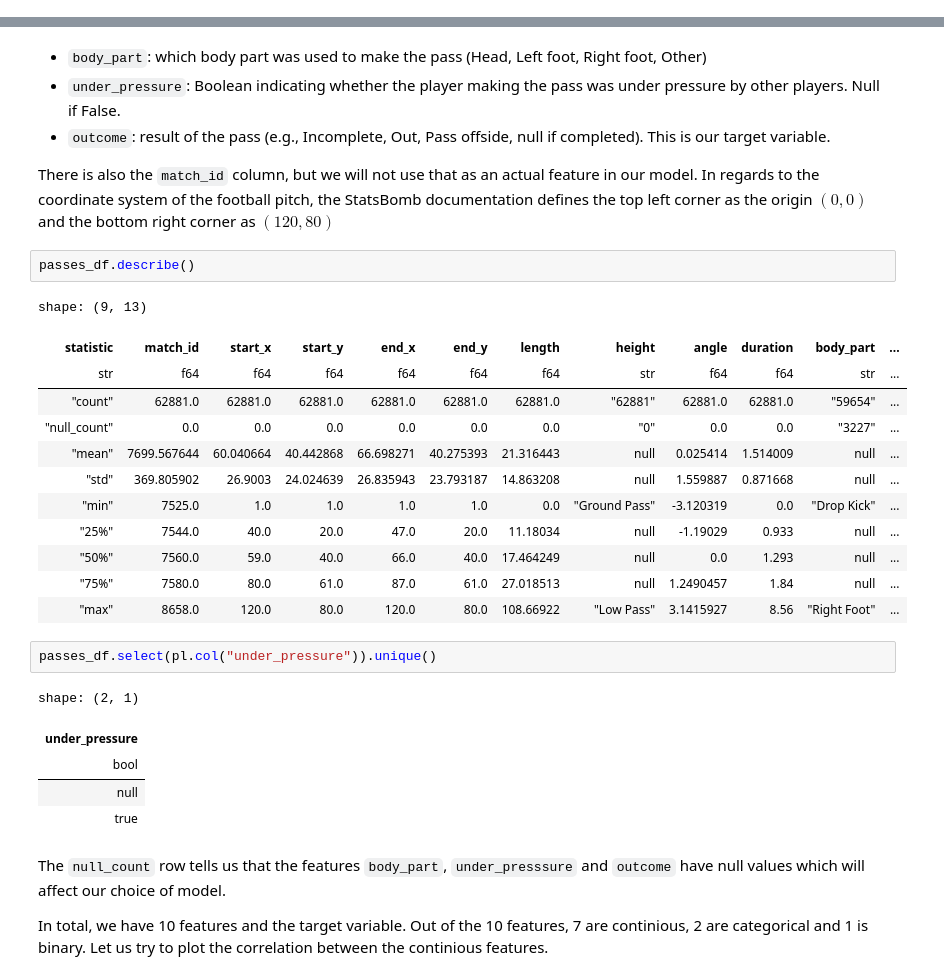
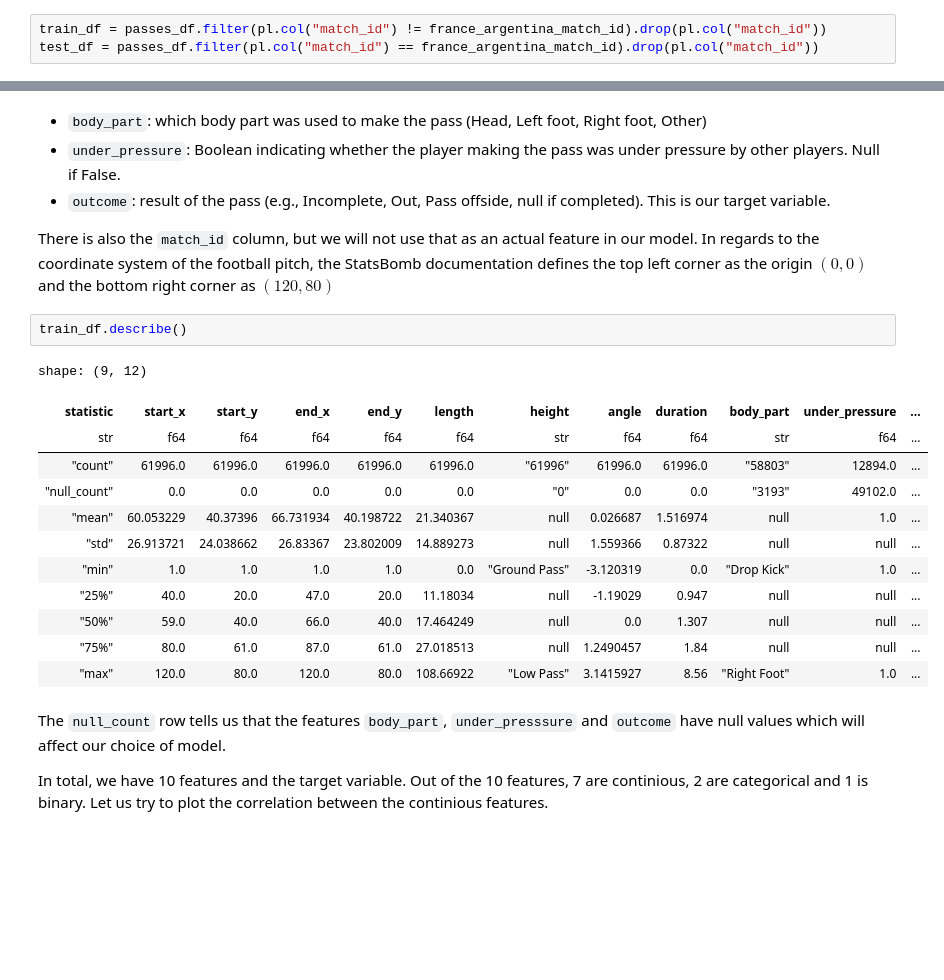
Before and after one commit to yucheng-fu/football_analytics, a Jupyter notebook: 02-analysis/02-analysis.ipynb, the cells around one changed output, grey strips where cells are left out. Drawn from its saved outputs; the diff is of its cells as text; blank space fills up the shorter version.

```diff
--- a/02-analysis/02-analysis.ipynb
+++ b/02-analysis/02-analysis.ipynb
@@ -43,3 +48,6 @@ passes_df = pl.read_csv("../data/02-analysis/passes.csv")
+# %%
+train_df = passes_df.filter(pl.col("match_id") != france_argentina_match_id).drop(pl.col("match_id"))
+test_df = passes_df.filter(pl.col("match_id") == france_argentina_match_id).drop(pl.col("match_id"))
 # %% [markdown]
 # Exploring the data
 Let us take a quick look at the data and what each feature stands for according to the official [documentation](https://github.com/statsbomb/statsbombpy/blob/master/doc/Open%20Data%20Events%20v4.0.0.pdf):
@@ -58,28 +66,20 @@ Let us take a quick look at the data and what each feature stands for according
 
 There is also the ``match_id`` column, but we will not use that as an actual feature in our model. In regards to the coordinate system of the football pitch, the StatsBomb documentation defines the top left corner as the origin $(0,0)$ and the bottom right corner as $(120, 80)$
 # %%
-passes_df.describe()
+train_df.describe()
 # %% [output]
-shape: (9, 13)
+shape: (9, 12)
-| statistic | match_id | start_x | start_y | end_x | end_y | length | height | angle | duration | body_part | ... |
-| str | f64 | f64 | f64 | f64 | f64 | f64 | str | f64 | f64 | str | ... |
-| "count" | 62881.0 | 62881.0 | 62881.0 | 62881.0 | 62881.0 | 62881.0 | "62881" | 62881.0 | 62881.0 | "59654" | ... |
-| "null_count" | 0.0 | 0.0 | 0.0 | 0.0 | 0.0 | 0.0 | "0" | 0.0 | 0.0 | "3227" | ... |
-| "mean" | 7699.567644 | 60.040664 | 40.442868 | 66.698271 | 40.275393 | 21.316443 | null | 0.025414 | 1.514009 | null | ... |
-| "std" | 369.805902 | 26.9003 | 24.024639 | 26.835943 | 23.793187 | 14.863208 | null | 1.559887 | 0.871668 | null | ... |
-| "min" | 7525.0 | 1.0 | 1.0 | 1.0 | 1.0 | 0.0 | "Ground Pass" | -3.120319 | 0.0 | "Drop Kick" | ... |
-| "25%" | 7544.0 | 40.0 | 20.0 | 47.0 | 20.0 | 11.18034 | null | -1.19029 | 0.933 | null | ... |
-| "50%" | 7560.0 | 59.0 | 40.0 | 66.0 | 40.0 | 17.464249 | null | 0.0 | 1.293 | null | ... |
-| "75%" | 7580.0 | 80.0 | 61.0 | 87.0 | 61.0 | 27.018513 | null | 1.2490457 | 1.84 | null | ... |
-| "max" | 8658.0 | 120.0 | 80.0 | 120.0 | 80.0 | 108.66922 | "Low Pass" | 3.1415927 | 8.56 | "Right Foot" | ... |
+| statistic | start_x | start_y | end_x | end_y | length | height | angle | duration | body_part | under_pressure | ... |
+| str | f64 | f64 | f64 | f64 | f64 | str | f64 | f64 | str | f64 | ... |
+| "count" | 61996.0 | 61996.0 | 61996.0 | 61996.0 | 61996.0 | "61996" | 61996.0 | 61996.0 | "58803" | 12894.0 | ... |
+| "null_count" | 0.0 | 0.0 | 0.0 | 0.0 | 0.0 | "0" | 0.0 | 0.0 | "3193" | 49102.0 | ... |
+| "mean" | 60.053229 | 40.37396 | 66.731934 | 40.198722 | 21.340367 | null | 0.026687 | 1.516974 | null | 1.0 | ... |
+| "std" | 26.913721 | 24.038662 | 26.83367 | 23.802009 | 14.889273 | null | 1.559366 | 0.87322 | null | null | ... |
+| "min" | 1.0 | 1.0 | 1.0 | 1.0 | 0.0 | "Ground Pass" | -3.120319 | 0.0 | "Drop Kick" | 1.0 | ... |
+| "25%" | 40.0 | 20.0 | 47.0 | 20.0 | 11.18034 | null | -1.19029 | 0.947 | null | null | ... |
+| "50%" | 59.0 | 40.0 | 66.0 | 40.0 | 17.464249 | null | 0.0 | 1.307 | null | null | ... |
+| "75%" | 80.0 | 61.0 | 87.0 | 61.0 | 27.018513 | null | 1.2490457 | 1.84 | null | null | ... |
+| "max" | 120.0 | 80.0 | 120.0 | 80.0 | 108.66922 | "Low Pass" | 3.1415927 | 8.56 | "Right Foot" | 1.0 | ... |
-# %%
-passes_df.select(pl.col("under_pressure")).unique()
-# %% [output]
-shape: (2, 1)
-| under_pressure |
-| bool |
-| null |
-| true |
 # %% [markdown]
 The ``null_count`` row tells us that the features ``body_part``, ``under_presssure`` and ``outcome`` have null values which will affect our choice of model.
 
```
Also changed, not shown: parts of 17 cells of this notebook, 4 other files.
